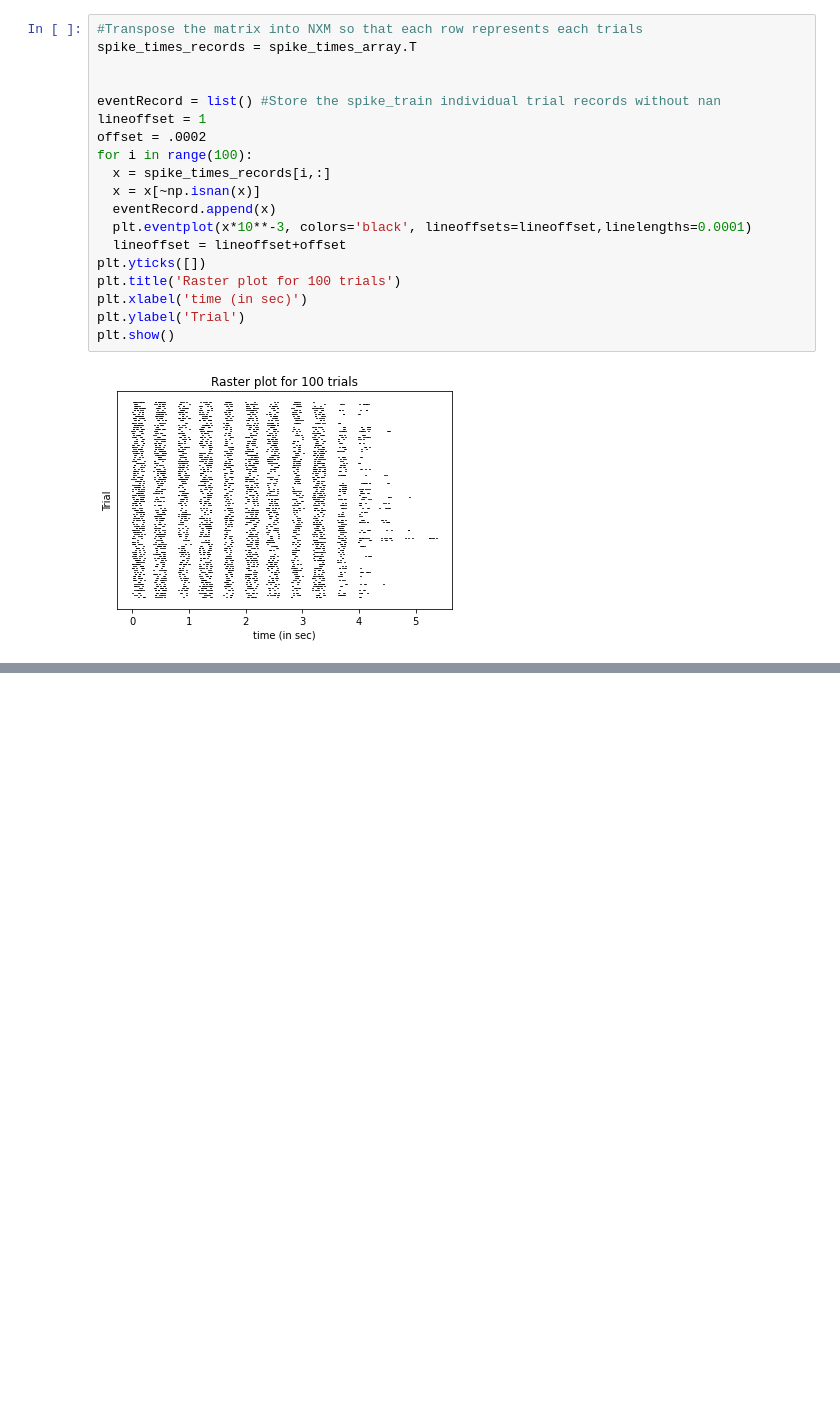
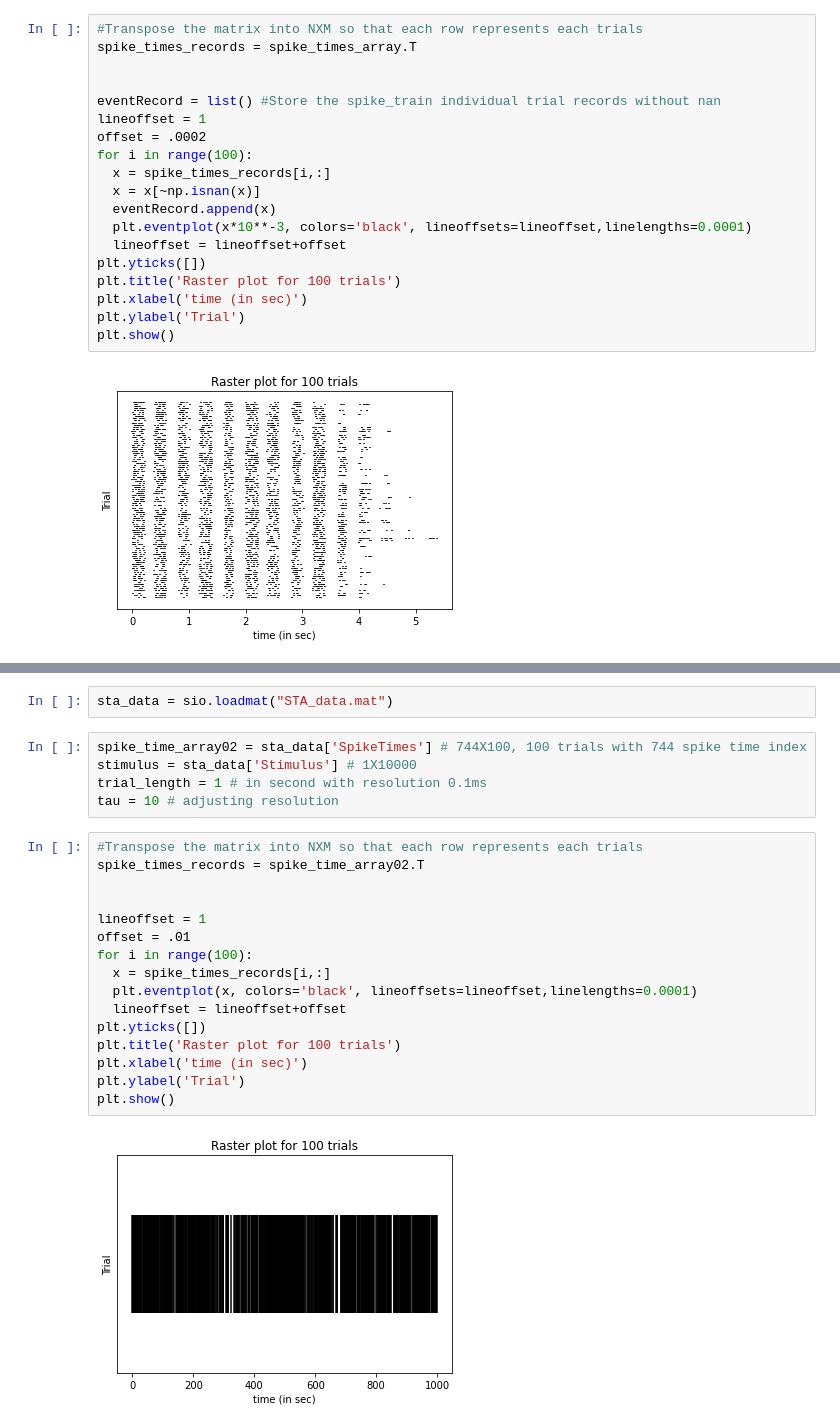
Before and after one commit to SudeshnaBora/aand_numerical, a Jupyter notebook: AAND_Assignment02.ipynb, the cells around one changed output, grey strips where cells are left out. Drawn from its saved outputs; the diff is of its cells as text; blank space fills up the shorter version.

```diff
--- a/AAND_Assignment02.ipynb
+++ b/AAND_Assignment02.ipynb
@@ -39,0 +118,25 @@ plt.show()
+# %%
+sta_data = sio.loadmat("STA_data.mat")
+# %%
+spike_time_array02 = sta_data['SpikeTimes'] # 744X100, 100 trials with 744 spike time index
+stimulus = sta_data['Stimulus'] # 1X10000
+trial_length = 1 # in second with resolution 0.1ms
+tau = 10 # adjusting resolution
+# %%
+#Transpose the matrix into NXM so that each row represents each trials
+spike_times_records = spike_time_array02.T
+
+
+lineoffset = 1
+offset = .01
+for i in range(100):
+  x = spike_times_records[i,:]
+  plt.eventplot(x, colors='black', lineoffsets=lineoffset,linelengths=0.0001)
+  lineoffset = lineoffset+offset
+plt.yticks([])
+plt.title('Raster plot for 100 trials')
+plt.xlabel('time (in sec)')
+plt.ylabel('Trial')
+plt.show()
+# %% [output]
+[figure, added]
```
Also changed, not shown: parts of 8 cells of this notebook.
